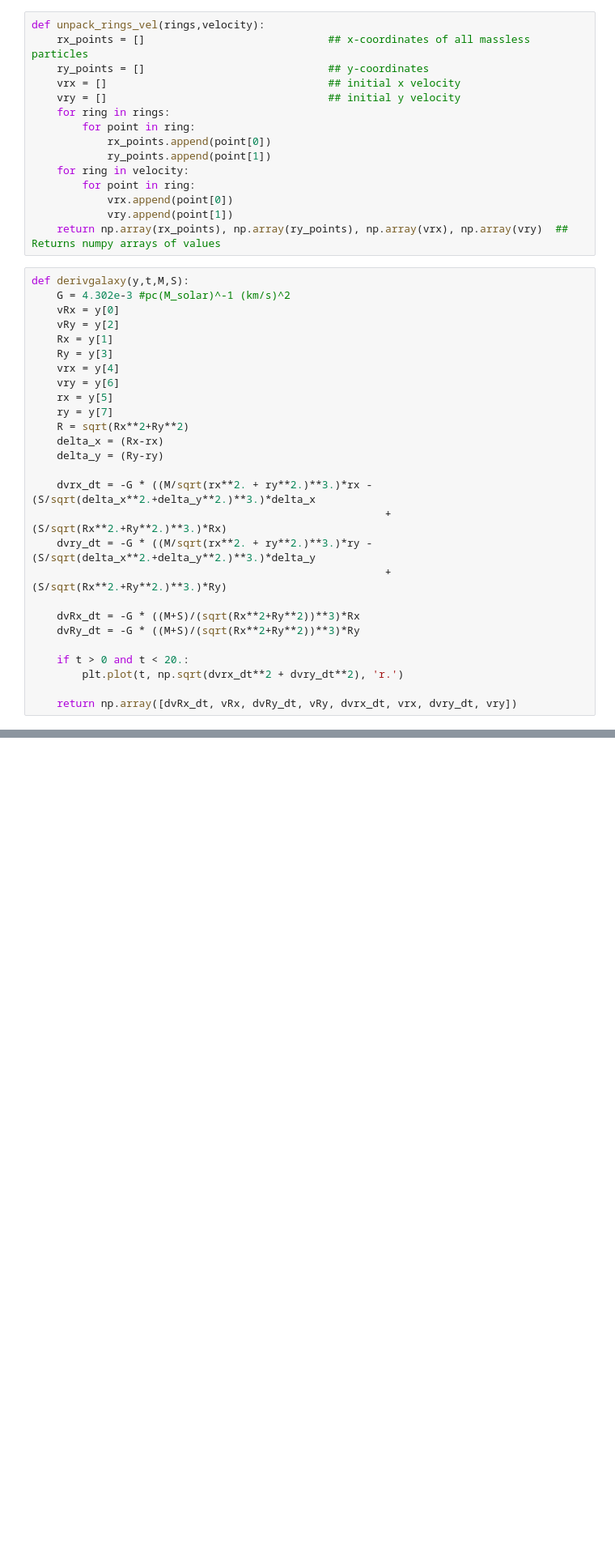
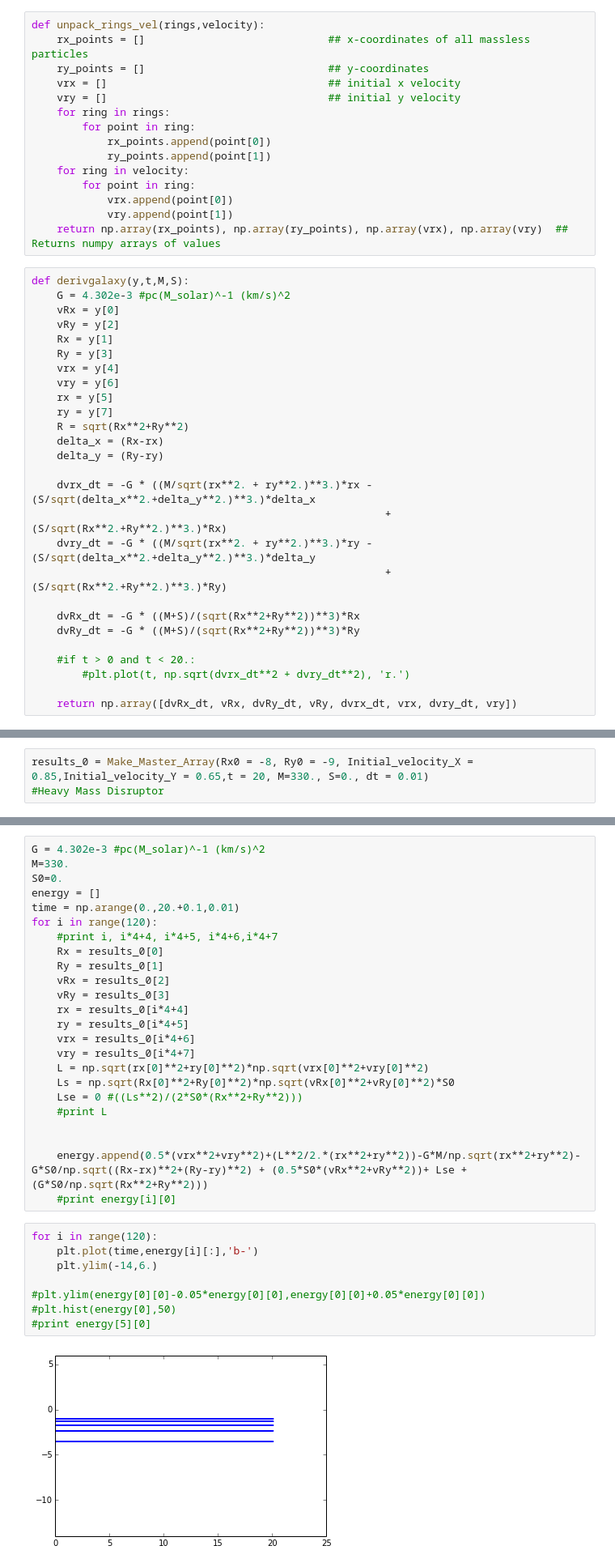
Before and after one commit to mkourjan/GalaxyProject, a Jupyter notebook: EnergyPlots.ipynb, the cells around one changed output, grey strips where cells are left out. Shown: that part at 81% size. Drawn from its saved outputs; the diff is of its cells as text; blank space fills up the shorter version.

```diff
--- a/EnergyPlots.ipynb
+++ b/EnergyPlots.ipynb
@@ -71,8 +69,8 @@ def derivgalaxy(y,t,M,S):
     dvRx_dt = -G * ((M+S)/(sqrt(Rx**2+Ry**2))**3)*Rx
     dvRy_dt = -G * ((M+S)/(sqrt(Rx**2+Ry**2))**3)*Ry
 
-    if t > 0 and t < 20.:
-        plt.plot(t, np.sqrt(dvrx_dt**2 + dvry_dt**2), 'r.')
+    #if t > 0 and t < 20.:
+        #plt.plot(t, np.sqrt(dvrx_dt**2 + dvry_dt**2), 'r.')
 
     return np.array([dvRx_dt, vRx, dvRy_dt, vRy, dvrx_dt, vrx, dvry_dt, vry])
 # %%
@@ -123,2 +126,5 @@ def Make_Master_Array(Rx0 = -8, Ry0 = -9,Initial_velocity_X = 0.85,Initial_veloc
 
     return MasterArray
+# %%
+results_0 = Make_Master_Array(Rx0 = -8, Ry0 = -9, Initial_velocity_X = 0.85,Initial_velocity_Y = 0.65,t = 20, M=330., S=0., dt = 0.01)
+#Heavy Mass Disruptor
@@ -124,0 +135,34 @@ def Make_Master_Array(Rx0 = -8, Ry0 = -9,Initial_velocity_X = 0.85,Initial_veloc
+# %%
+G = 4.302e-3 #pc(M_solar)^-1 (km/s)^2
+M=330.
+S0=0.
+energy = []
+time = np.arange(0.,20.+0.1,0.01)
+for i in range(120):
+    #print i, i*4+4, i*4+5, i*4+6,i*4+7
+    Rx = results_0[0]
+    Ry = results_0[1]
+    vRx = results_0[2]
+    vRy = results_0[3]
+    rx = results_0[i*4+4]
+    ry = results_0[i*4+5]
+    vrx = results_0[i*4+6]
+    vry = results_0[i*4+7]
+    L = np.sqrt(rx[0]**2+ry[0]**2)*np.sqrt(vrx[0]**2+vry[0]**2)
+    Ls = np.sqrt(Rx[0]**2+Ry[0]**2)*np.sqrt(vRx[0]**2+vRy[0]**2)*S0
+    Lse = 0 #((Ls**2)/(2*S0*(Rx**2+Ry**2)))
+    #print L
+
+
+    energy.append(0.5*(vrx**2+vry**2)+(L**2/2.*(rx**2+ry**2))-G*M/np.sqrt(rx**2+ry**2)-G*S0/np.sqrt((Rx-rx)**2+(Ry-ry)**2) + (0.5*S0*(vRx**2+vRy**2))+ Lse +(G*S0/np.sqrt(Rx**2+Ry**2)))
+    #print energy[i][0]
+# %%
+for i in range(120):
+    plt.plot(time,energy[i][:],'b-')
+    plt.ylim(-14,6.)
+
+#plt.ylim(energy[0][0]-0.05*energy[0][0],energy[0][0]+0.05*energy[0][0])
+#plt.hist(energy[0],50)
+#print energy[5][0]
+# %% [output]
+[figure, added]
```
Also changed, not shown: parts of 9 cells of this notebook, 1 other file.
